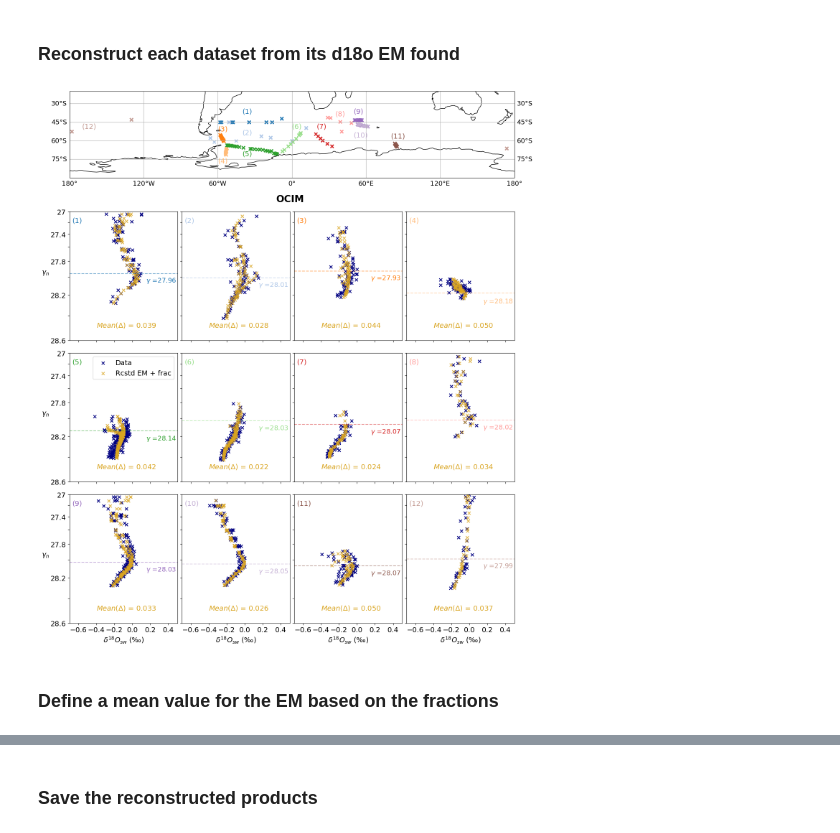
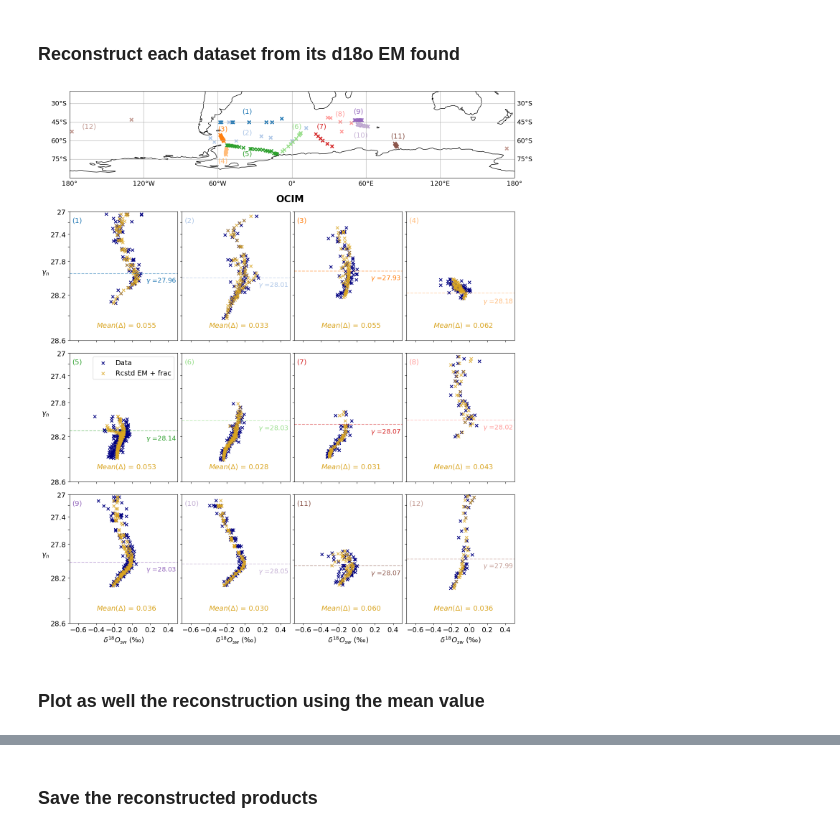
Before and after one commit to brumillet/d18o-southern-ocean, a Jupyter notebook: notebooks/optimization_fractions.ipynb, the cells around one changed output, grey strips where cells are left out. Drawn from its saved outputs; the diff is of its cells as text; code cells hidden in the pictures.

```diff
--- a/notebooks/optimization_fractions.ipynb
+++ b/notebooks/optimization_fractions.ipynb
@@ -378,10 +313,10 @@ for i in range(12):
-# %%
-d18o_EM_values_nemo2, d18o_EM_values_ocim2, d18o_EM_values_tmi2 = np.empty((6, 12)), np.empty((6, 12)), np.empty((6, 12))
-
-for j in range(12):
-    d18o_EM_values_nemo2[:, j] = l_results_nemo[j].x
-    d18o_EM_values_ocim2[:, j] = l_results_ocim[j].x
-    d18o_EM_values_tmi2[:, j] = l_results_TMI[j].x
+# %%
+models_labels = ['TMI', 'OCIM', 'NEMO']; d18o_models = [d18o_EM_values_TMI, d18o_EM_values_ocim, d18o_EM_values_nemo]; suffixes = ['_TMI', '_ocim', '_nemo']
+
+for k in range(3):
+    for i in range(len(dfs2)):
+        dfs2[i]['d18O_rcst_' + models_labels[k]] = np.nansum([dfs2[i][uf.dyes_TMI[j] + suffixes[k]] * d18o_models[k][j, i] for j in range(6)], axis = 0)
+        dfs2[i]['d18O_rcst_mean_' + models_labels[k]] = np.nansum([dfs2[i][uf.dyes_TMI[j] + suffixes[k]] * mean_EM[k][j] for j in range(6)], axis = 0)
 # %% [markdown]
 ### Plot of the deep dyes per dataset
 # %%
@@ -395,7 +330,7 @@ for j in range(3):
         ax.scatter(range(12), EM_values[j][i, :], label = uf.dyes[i].replace('Dye', ''), marker = 'x')
         # print(models[j] + ' ' + uf.dyes[i] + ' mean: ' + format(np.nanmean(EM_values[j][i, :]), '.2f'))
     ax.set_ylim(-1, 1)
-    ax.text(4, 1.05, models[j], fontsize = font); ax.set_xticks([i*2 for i in range(7)]); ax.set_xticklabels([str(i*2 + 1) for i in range(6)] + [''], fontsize = fontsize); ax.set_xlabel('Dataset', fontsize = font)
+    ax.text(4, 1.05, models[j], fontsize = font); ax.set_xticks([i*2 for i in range(7)]); ax.set_xticklabels([str(i*2 + 1) for i in range(6)] + [''], fontsize = font); ax.set_xlabel('Dataset', fontsize = font)
     ax.set_yticks([-1 + 0.2 * i for i in range(11)]); ax.set_yticklabels([])
     if j ==0: ax.set_yticklabels([-1, '', -0.6, '', -0.2, 0, 0.2, '', 0.6, '', 1], fontsize = font); ax.legend(fontsize = font)
 # %% [output]
@@ -404,16 +339,6 @@ for j in range(3):
 ### Reconstruct each dataset from its d18o EM found
 # %%
 model = 'OCIM' # 'NEMO', 'TMI' or 'OCIM'
-# %%
-if model == 'TMI':
-    for i in range(len(dfs2)):
-        dfs2[i]['d18O_rcstd_opt'] = np.nansum([dfs2[i][uf.dyes_TMI[j] + '_TMI'] * d18o_EM_values_tmi2[j, i] for j in range(6)], axis = 0)
-elif model == 'OCIM':
-    for i in range(len(dfs2)):
-        dfs2[i]['d18O_rcstd_opt'] = np.nansum([dfs2[i][uf.dyes_TMI[j] + '_ocim'] * d18o_EM_values_ocim2[j, i] for j in range(6)], axis = 0)
-elif model == 'NEMO':
-    for i in range(len(dfs2)):
-        dfs2[i]['d18O_rcstd_opt'] = np.nansum([dfs2[i][uf.dyes_TMI[j] + '_nemo'] * d18o_EM_values_nemo2[j, i] for j in range(6)], axis = 0)
 # %%
 fig = plt.figure(figsize = (16, 20)); gs = fig.add_gridspec(4, 4, wspace = 0.04, hspace = 0.1); font = 14
 
@@ -425,35 +350,35 @@ ax.set_ylim(-90, -20); ax.set_xlim(-180, 180)
 couleurs = plt.cm.tab20(range(12))
 for i in range(12):
     ax.scatter(dfs2[i]['Longitude'], dfs2[i]['Latitude'], color = couleurs[i], marker = 'x')
     ax.text(uf.coords_dataset[i][0], uf.coords_dataset[i][1], '(' + str(i+1) + ')', fontsize = font, color = couleurs[i])
 
 norm_S = uf.get_BoundNorm(34, 35, nbins = 20)
 for i in range(12):
     i_row, i_col = i//4 + 1, i%4; xlabels, ylabels = uf.get_xylabels(3, 4, i)
 
     if (i_row == 1) & (i_col==2): ax.text(0.35, 26.8, model, fontsize = font + 5, fontweight = 'bold')
 
     ax = fig.add_subplot(gs[i_row, i_col])
     sc = ax.scatter(dfs2[i]['d18O'], dfs2[i]['Gamma'], marker = 'x', c = 'navy', alpha = 1, label = 'Data') #, norm = norm_S)
-    ax.scatter(dfs2[i]['d18O_rcstd_opt'], dfs2[i]['Gamma'], marker = 'x', c = 'goldenrod', alpha = .8, label = 'Rcstd EM + frac')
+    ax.scatter(dfs2[i]['d18O_rcst_' + model], dfs2[i]['Gamma'], marker = 'x', c = 'goldenrod', alpha = .8, label = 'Rcstd EM + frac')
 # ax.scatter(dfs[i]['d18O_ocim_rcstd'], dfs[i]['Gamma'], marker = 'x', c = 'navy', alpha = 0.5)
 
     if i ==4: ax.legend(fontsize = font)
     ax.axhline(y = uf.l_neut_dens[i], ls = '--', color = couleurs[i], alpha = 0.5); ax.text(0.15, uf.l_neut_dens[i] + 0.1, '$\gamma$ =' + str(uf.l_neut_dens[i]), fontsize = font - 1, color = couleurs[i])
 
     if xlabels: ax.set_xlabel('$\delta^{18}O_{sw}$ (‰)', fontsize = font)
     if ylabels: ax.set_ylabel('$\gamma_n$', fontsize = font, rotation = 0, labelpad = 10)
 
-    ax.text(-0.4, 28.5, '$Mean(\Delta)$ = ' + format(np.nanmean(np.sqrt((dfs2[i]['d18O'] - dfs2[i]['d18O_rcstd_opt'])**2)), '.3f'), fontsize = font, color = 'goldenrod')
+    ax.text(-0.4, 28.5, '$Mean(\Delta)$ = ' + format(np.sqrt(np.nanmean((dfs2[i]['d18O'] - dfs2[i]['d18O_rcst_' + model])**2)), '.3f'), fontsize = font, color = 'goldenrod')
     ax.text(-0.67, 27.2, '(' + str(i + 1) + ')', fontsize = font, color = couleurs[i])
 
     ax.set_yscale('custom_scale')
     uf.plot_details_axis(ax, sc, cb = False, xlim = (-0.7, 0.5), ylim = (28.6, 27), nbins = 20, xticks = [-0.6 + 0.2*i for i in range(6)], yticks = [27 + 0.2*i for i in range(9)], font = font, xlabels = xlabels, ylabels = ylabels)
     ax.invert_yaxis()
     if ylabels: ax.set_yticklabels(['27', '', '27.4', '', '27.8', '', '28.2', '', '28.6'], fontsize = font)
 
 # plt.savefig(fig_path + 'd18o_profiles_SO_map_' + model + '_rcs_dataset.png', bbox_inches = 'tight')
 # %% [output]
-[figure, old version]
+[figure, new version]
 # %% [markdown]
-### Define a mean value for the EM based on the fractions
+### Plot as well the reconstruction using the mean value
```
Also changed, not shown: parts of 19 cells of this notebook, 2 other files.
